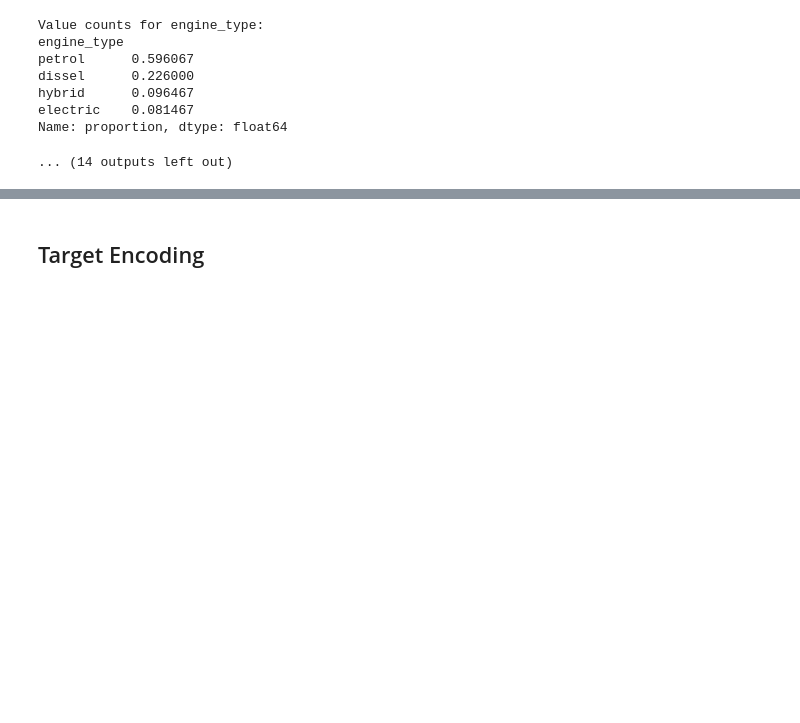
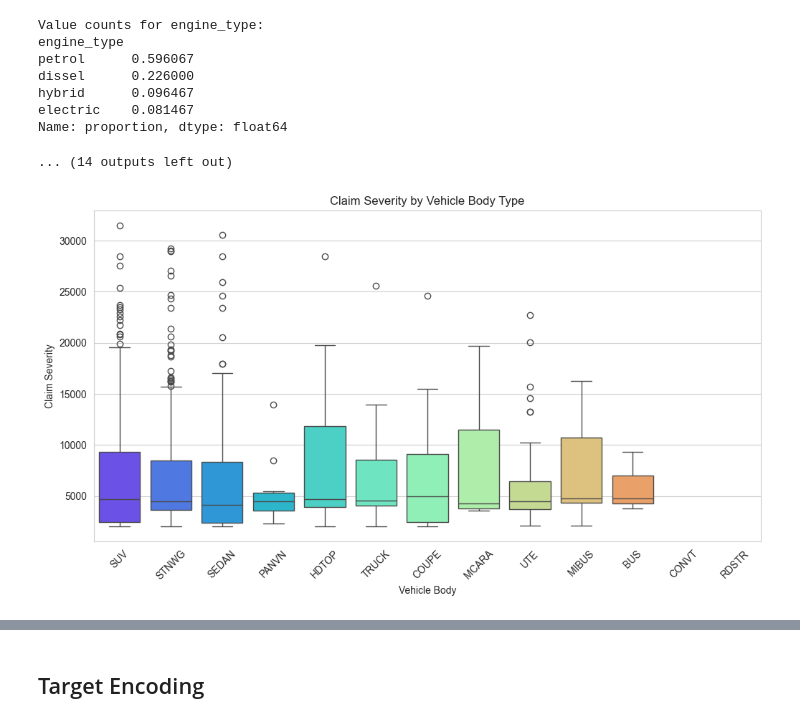
Before and after one commit to adervesh03/Hawkeye-Datathon-2025, a Jupyter notebook: backend/data_exploration.ipynb, the cells around one changed output, grey strips where cells are left out. Drawn from its saved outputs; the diff is of its cells as text; code cells hidden in the pictures; blank space fills up the shorter version.

```diff
--- a/backend/data_exploration.ipynb
+++ b/backend/data_exploration.ipynb
@@ -212,3 +212,26 @@ hybrid      0.096467
 electric    0.081467
 Name: proportion, dtype: float64
 ... (14 outputs left out)
+# %%
+model_data['claim_sev'] = model_data.apply(
+    lambda row: row['claimcst0'] / row['numclaims'] if row['numclaims'] > 0 else np.nan,
+    axis=1
+)
+
+
+plt.figure(figsize=(12, 6))
+sns.boxplot(
+    x='veh_body',
+    y='claim_sev',
+    hue='veh_body',        # <- tell Seaborn to color by the same variable
+    data=model_data,
+    palette='rainbow',
+      legend=False   # <- so we don’t get a duplicate legend
+)
+plt.title('Claim Severity by Vehicle Body Type')
+plt.xlabel('Vehicle Body')
+plt.ylabel('Claim Severity')
+plt.xticks(rotation=45)
+plt.show()
+# %% [output]
+[figure, added]
```
Also changed, not shown: parts of 8 cells of this notebook, 1 other file.
